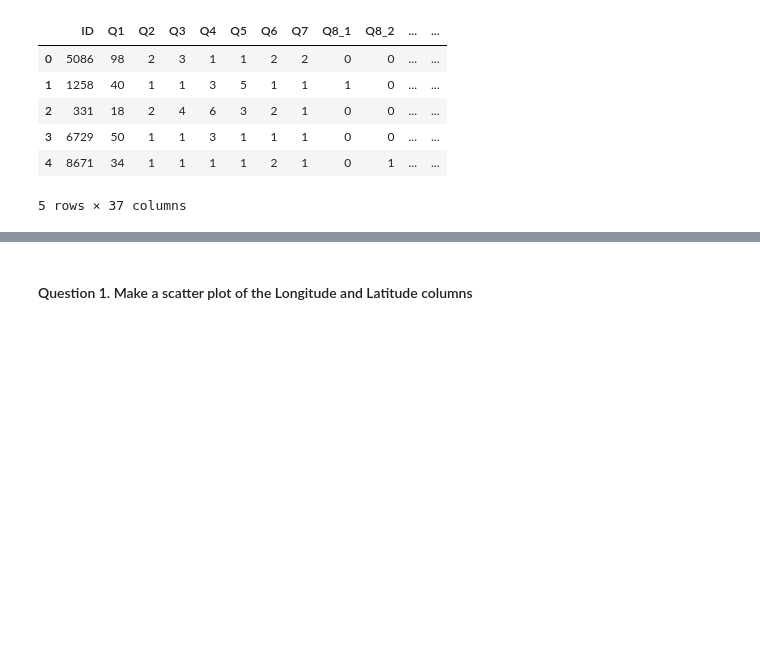
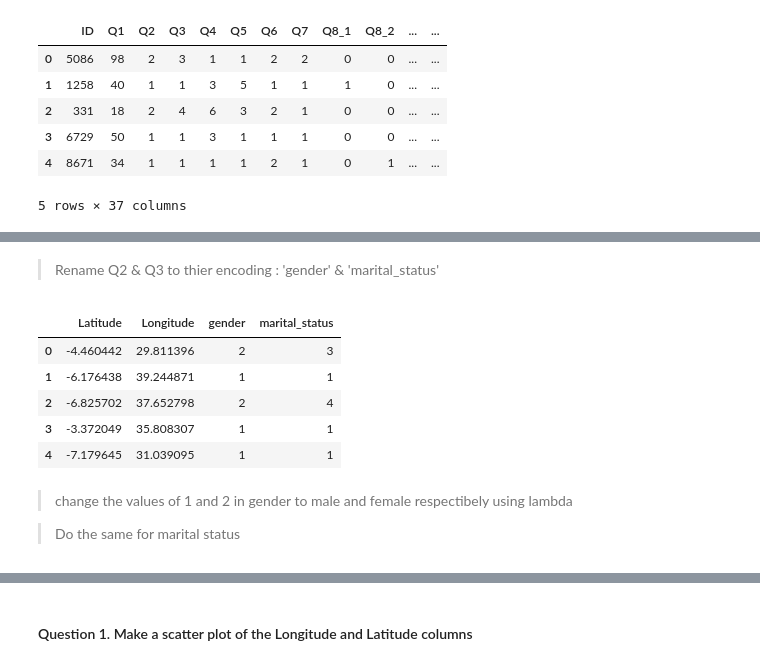
Before and after one commit to Patrick5455/10Academy-DataScience-Internship, a Jupyter notebook: pre-assessment/projects/project_5/Seaborn Task.ipynb, the cells around one changed output, grey strips where cells are left out. Cells and saved outputs as stored; diff of their text form; code cells hidden in the pictures; blank space fills up the shorter version.

```diff
--- a/pre-assessment/projects/project_5/Seaborn Task.ipynb
+++ b/pre-assessment/projects/project_5/Seaborn Task.ipynb
@@ -21,0 +34,16 @@ task_df.head()
+# %% [markdown]
+> Rename Q2 & Q3 to thier encoding : 'gender' & 'marital_status'
+# %%
+location_df = location_df.rename(columns={'Q2':'gender', 'Q3':'marital_status'})
+location_df.head()
+# %% [output]
+|  | Latitude | Longitude | gender | marital_status |
+| 0 | -4.460442 | 29.811396 | 2 | 3 |
+| 1 | -6.176438 | 39.244871 | 1 | 1 |
+| 2 | -6.825702 | 37.652798 | 2 | 4 |
+| 3 | -3.372049 | 35.808307 | 1 | 1 |
+| 4 | -7.179645 | 31.039095 | 1 | 1 |
+# %% [markdown]
+> change the values of 1 and 2 in gender to male and female respectibely using lambda
+
+> Do the same for marital status
```
Also changed, not shown: parts of 14 cells of this notebook, 1 other file.
